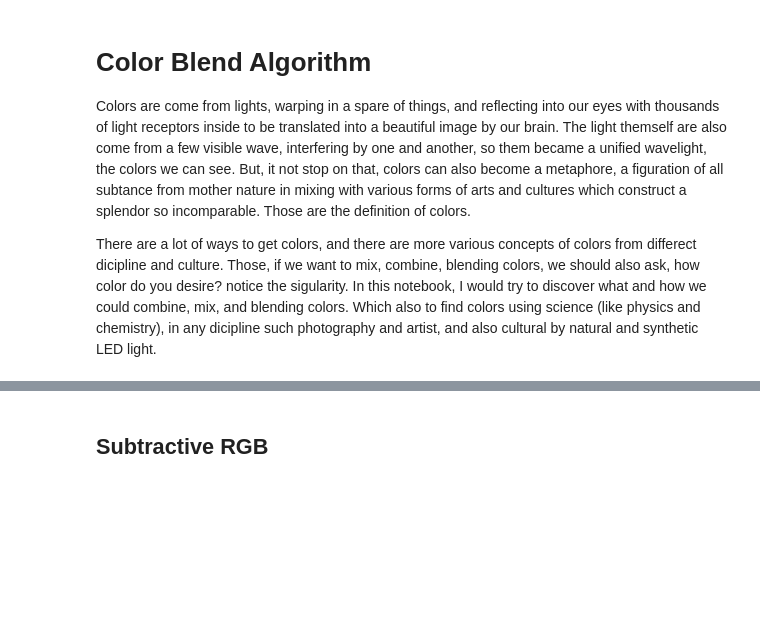
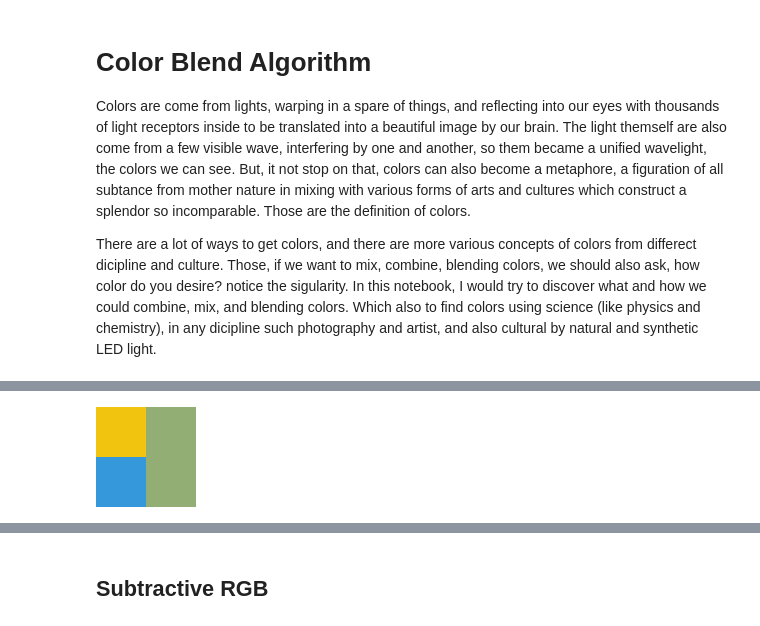
Before and after one commit to FarhanMS123/NeuralNetworkMemorandum, a Jupyter notebook: vision/ColorBlendAlgorithm.ipynb, the cells around one changed output, grey strips where cells are left out. Cells and saved outputs as stored; diff of their text form; code cells hidden in the pictures; blank space fills up the shorter version.

Commit message:
feat: draw gradient and rgb

```diff
--- a/vision/ColorBlendAlgorithm.ipynb
+++ b/vision/ColorBlendAlgorithm.ipynb
@@ -33,18 +31,14 @@ Notes:
 - RGB by components are mixed by quantities
 -->
 # %%
-# https://neptune.ai/blog/image-processing-python-libraries-for-machine-learning
-# https://pillow.readthedocs.io/en/stable/reference/Image.html#PIL.Image.Image.crop
-# https://stackoverflow.com/questions/26649716/how-to-show-pil-image-in-ipython-notebook
-# https://www.geeksforgeeks.org/how-to-open-an-image-from-the-url-in-pil/
+# https://flatuicolors.com/palette/defo
+X_RGB = (241, 196, 15) # Sun Flower
+Y_RGB = (52, 152, 219) # Peter River
 
-import urllib.request
-from IPython.display import display
-from PIL import Image
+# https://colorkit.io/
+# https://meyerweb.com/eric/tools/color-blend/#F1C40F:3498DB:1:hex
+Z_RGB = (147, 174, 117) # expectedly
 
-(left, upper, right, lower) = (90, 0, 660+90, 660)
-
-urllib.request.urlretrieve("https://github.com/FarhanMS123/NeuralNetworkMemorandum/blob/main/vision/2150765663.jpg?raw=true", "square.jpg")
-with Image.open("square.jpg") as im:
-  im_crop = im.crop((left, upper, right, lower))
-  display(im_crop)
+img_src = "https://github.com/FarhanMS123/NeuralNetworkMemorandum/blob/main/vision/2150765663.jpg?raw=true"
+img_dst = "square.jpg"
+img_LTRB = (90, 0, 660+90, 660)
@@ -52,0 +45,14 @@ with Image.open("square.jpg") as im:
+# %%
+from IPython.display import display
+from PIL import Image, ImageDraw
+
+# https://stackoverflow.com/questions/61886436/how-to-draw-using-python
+img_sq_1 = Image.new("RGB", (100, 100))
+img_sq_1_draw = ImageDraw.Draw(img_sq_1)
+# https://pillow.readthedocs.io/en/stable/reference/ImageDraw.html#PIL.ImageDraw.ImageDraw.rectangle
+img_sq_1_draw.rectangle((0, 0, 50, 50), fill=X_RGB)
+img_sq_1_draw.rectangle((0, 50, 50, 100), fill=Y_RGB)
+img_sq_1_draw.rectangle((50, 0, 100, 100), fill=Z_RGB)
+display(img_sq_1)
+# %% [output]
+[figure, added]
```
Also changed, not shown: parts of 5 cells of this notebook.
